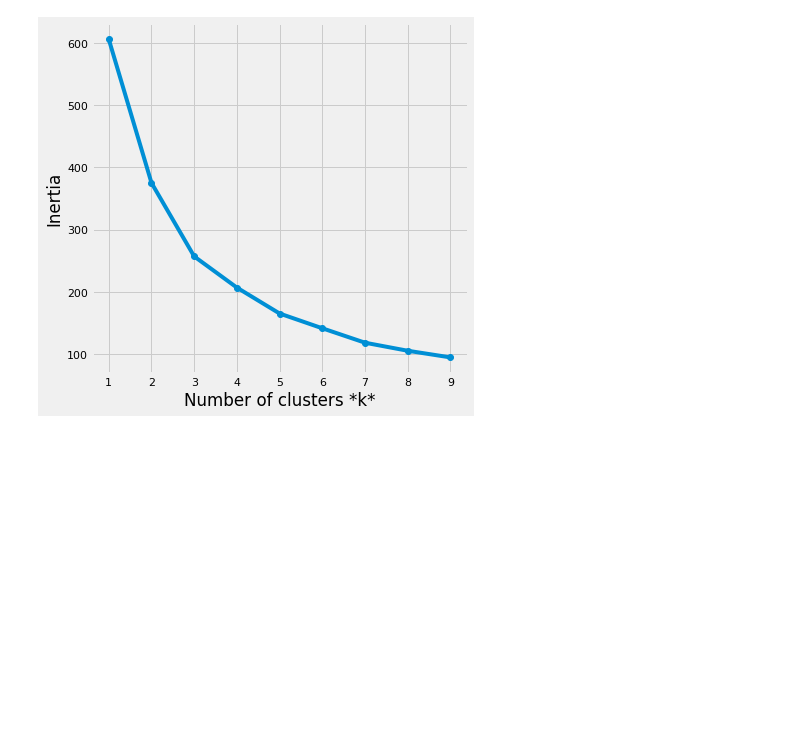
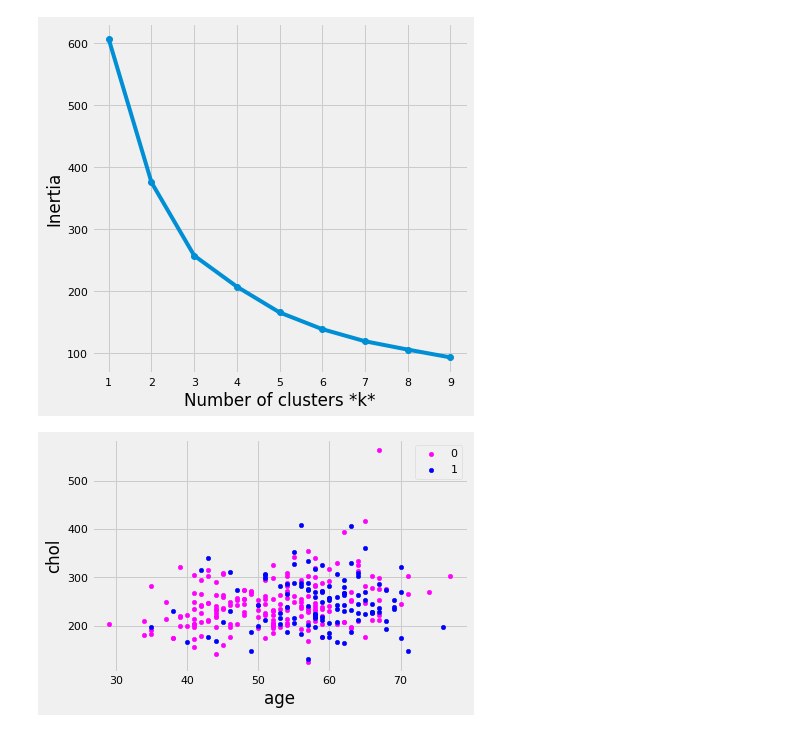
Before and after one commit to michhottinger/CS-Data-Science-Build-Week-1, a Jupyter notebook: CS_Build_Week1.ipynb, the cells around one changed output. Cells and saved outputs as stored; diff of their text form; code cells hidden in the pictures; blank space fills up the shorter version.

Commit message:
added comparison to target score

```diff
--- a/CS_Build_Week1.ipynb
+++ b/CS_Build_Week1.ipynb
@@ -113,3 +113,6 @@ df_copy.head()
 | 2 | 41 | 130 | 204 | 0 | 172 | 0 | 1.4 | 0 | 1 | 0 | 1 | ... |
 | 3 | 56 | 120 | 236 | 0 | 178 | 0 | 0.8 | 0 | 1 | 0 | 1 | ... |
 | 4 | 57 | 120 | 354 | 0 | 163 | 1 | 0.6 | 0 | 1 | 1 | 0 | ... |
+# %%
+df_drop = df.drop(columns = ['target'])
+df_drop.head(5)
@@ -127,5 +137,6 @@ plt.title('Visualization of raw data');
 [figure]
 # %%
 data = df_copy[['age', 'chol']]
-data.shape
+M = df_copy[['trestbps', 'oldpeak','thalach']]
+M.shape
 # %% [output]
@@ -247,3 +258,25 @@ plt.xlabel(r'Number of clusters *k*')
 plt.ylabel('Inertia');
 # %% [output]
 [figure]
+# %%
+# Run local implementation of kmeans
+X_stdm = StandardScaler().fit_transform(M)
+
+km = Kmeans(n_clusters=2, max_iter=100, random_state = 42)
+km.fit(X_stdm)
+centroids = km.centroids
+# labels is exquivalent to calling fit(x) then predict
+labels_ = km.predict(X_stdm)
+
+#make labels again
+df_drop['clusters2'] = labels_
+
+#uses lables from clusters to see on data
+fig, ax = plt.subplots()
+colors = {0:'magenta', 1:'blue', 2:'yellow'}
+grouped = df_drop.groupby('clusters2')
+for key, group in grouped:
+    group.plot(ax=ax, kind='scatter', x='age', y='chol', label=key, color=colors[key])
+plt.show()
+# %% [output]
+[figure, added]
```
Also changed, not shown: parts of 9 cells of this notebook.
